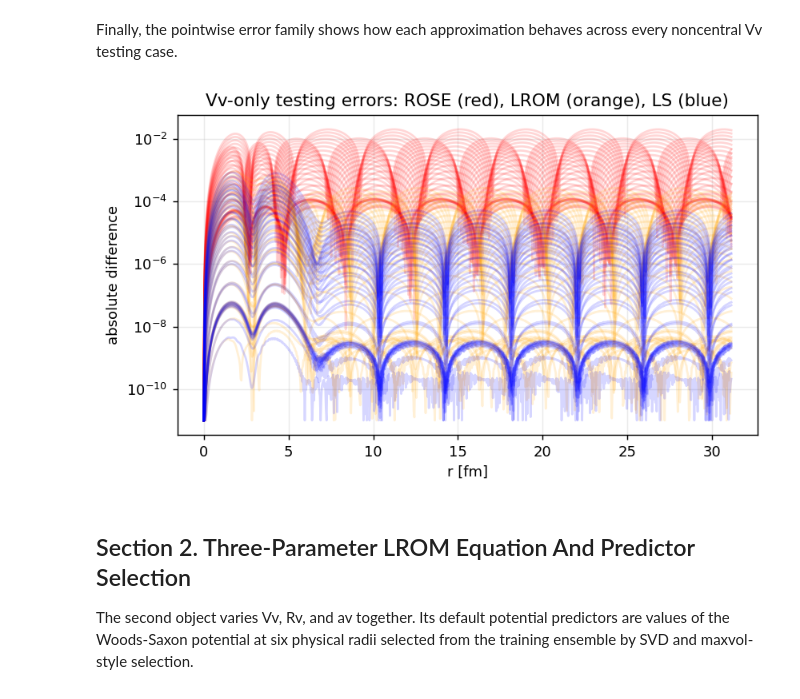
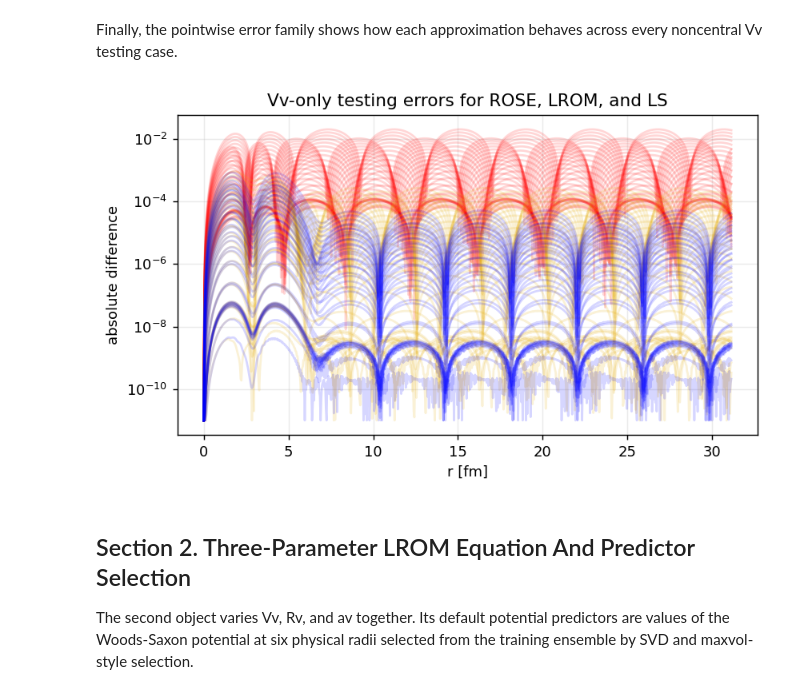
Before and after one commit to nitrogen5052/Learning-Reduced-Order-Models, a Jupyter notebook: notebooks/01_rbm_vs_lrom_single_wavefunction.ipynb, the cells around one changed output. Cells and saved outputs as stored; diff of their text form; code cells hidden in the pictures.

Commit message:
Execute the focused notebook 01 comparison

```diff
--- a/notebooks/01_rbm_vs_lrom_single_wavefunction.ipynb
+++ b/notebooks/01_rbm_vs_lrom_single_wavefunction.ipynb
@@ -58,6 +58,7 @@ import lrom
 
 BASIS_SIZE = 4
 DISPLAY_ERROR_FLOOR = 1e-11
+METHOD_COLORS = {"ls": "blue", "lrom": "#E6AB02", "rose": "red"}
 print("LROM package:", lrom.__version__)
 
 @njit
@@ -113,7 +114,12 @@ vv_emulator.train(
 
 # LS is an explicit oracle benchmark: it projects the known testing
 # wavefunctions onto the already-trained LROM basis.
+vv_fom_train = vv_emulator.samples.training_wavefunctions[0]
 vv_fom_test = vv_emulator.samples.testing_wavefunctions[0]
+vv_ls_train_coefficients, vv_ls_train_wavefunctions = lrom.least_squares_baseline(
+    basis=vv_emulator.basis[0],
+    wavefunctions=vv_fom_train,
+)
 vv_ls_coefficients, vv_ls_wavefunctions = lrom.least_squares_baseline(
     basis=vv_emulator.basis[0],
     wavefunctions=vv_fom_test,
@@ -130,8 +136,7 @@ print("fixed av [fm]:", vv_center["av"])
 print("training wavefunctions:", vv_emulator.samples.training_wavefunctions[0].shape)
 print("testing wavefunctions:", vv_emulator.samples.testing_wavefunctions[0].shape)
 
-# Following the ROSE tutorial, this notebook owns the EIM used only
-# by the ROSE reduced equations. Package FOM sampling remains exact.
+# 1. Assemble the FOM parameter rows used to bound the ROSE EIM.
 vv_central_row = np.asarray(
     [vv_center[name] for name in vv_emulator.parameter_names]
 )
@@ -144,6 +149,8 @@ vv_rose_bounds = np.column_stack([
     vv_rose_rows.min(axis=0),
     vv_rose_rows.max(axis=0),
 ])
+
+# 2. Initialize the notebook-owned EIM interaction.
 vv_rose_interactions = rose.InteractionEIMSpace(
     l_max=0,
     coordinate_space_potential=rose_real_woods_saxon,
@@ -157,8 +164,7 @@ vv_rose_interactions = rose.InteractionEIMSpace(
 )
 vv_rose_interaction = vv_rose_interactions.interactions[0][0]
 
-# ROSE uses its free-solution reference and builds its own four-vector basis
-# from the same high-fidelity training snapshots used by LROM.
+# 3. Produce ROSE's free solution and reduced basis.
 vv_rose_phi0 = np.asarray([
     rose.free_solutions.phi_free(float(rho), 0, vv_emulator.kinematics.eta)
     for rho in vv_emulator.samples.mesh.rho
@@ -180,7 +186,11 @@ vv_rose_rbe = rose.reduced_basis_emulator.ReducedBasisEmulator(
     s_0=vv_emulator.full_order_model[0].base_solver.s_0,
     initialize_emulator=True,
 )
+
+# 4. Evaluate ROSE on the same ordered parameter rows as LS and LROM.
+vv_train_rows = vv_emulator.samples.design.training.values
 vv_test_rows = vv_emulator.samples.design.testing.values
+vv_rose_train_coefficients = np.asarray([vv_rose_rbe.coefficients(row) for row in vv_train_rows])
 vv_rose_coefficients = np.asarray([vv_rose_rbe.coefficients(row) for row in vv_test_rows])
 vv_rose_wavefunctions = np.asarray([vv_rose_rbe.emulate_wave_function(row) for row in vv_test_rows])
 # %% [output]
@@ -423,18 +512,18 @@ behaves across every noncentral Vv testing case.
 # %%
 vv_errors = dict(vv_emulator.testing_errors[0])
 vv_errors["ls"] = np.abs(vv_ls_wavefunctions - vv_fom_test)
 vv_errors["rose"] = np.abs(vv_rose_wavefunctions - vv_fom_test)
 fig, ax = plt.subplots(figsize=(7.2, 4.0))
-for method, color in (("rose", "red"), ("lrom", "orange"), ("ls", "blue")):
+for method in ("rose", "lrom", "ls"):
     for error in vv_errors[method][vv_plot_mask]:
-        ax.plot(r, np.maximum(error, DISPLAY_ERROR_FLOOR), color=color, alpha=0.16)
+        ax.plot(r, np.maximum(error, DISPLAY_ERROR_FLOOR), color=METHOD_COLORS[method], alpha=0.16)
 ax.set_yscale("log")
 ax.set_xlabel("r [fm]")
 ax.set_ylabel("absolute difference")
-ax.set_title("Vv-only testing errors: ROSE (red), LROM (orange), LS (blue)")
+ax.set_title("Vv-only testing errors for ROSE, LROM, and LS")
 plt.show()
 # %% [output]
-[figure, old version]
+[figure, new version]
 # %% [markdown]
 ## Section 2. Three-Parameter LROM Equation And Predictor Selection
 
```
Also changed, not shown: parts of 16 cells of this notebook, 4 other files.
